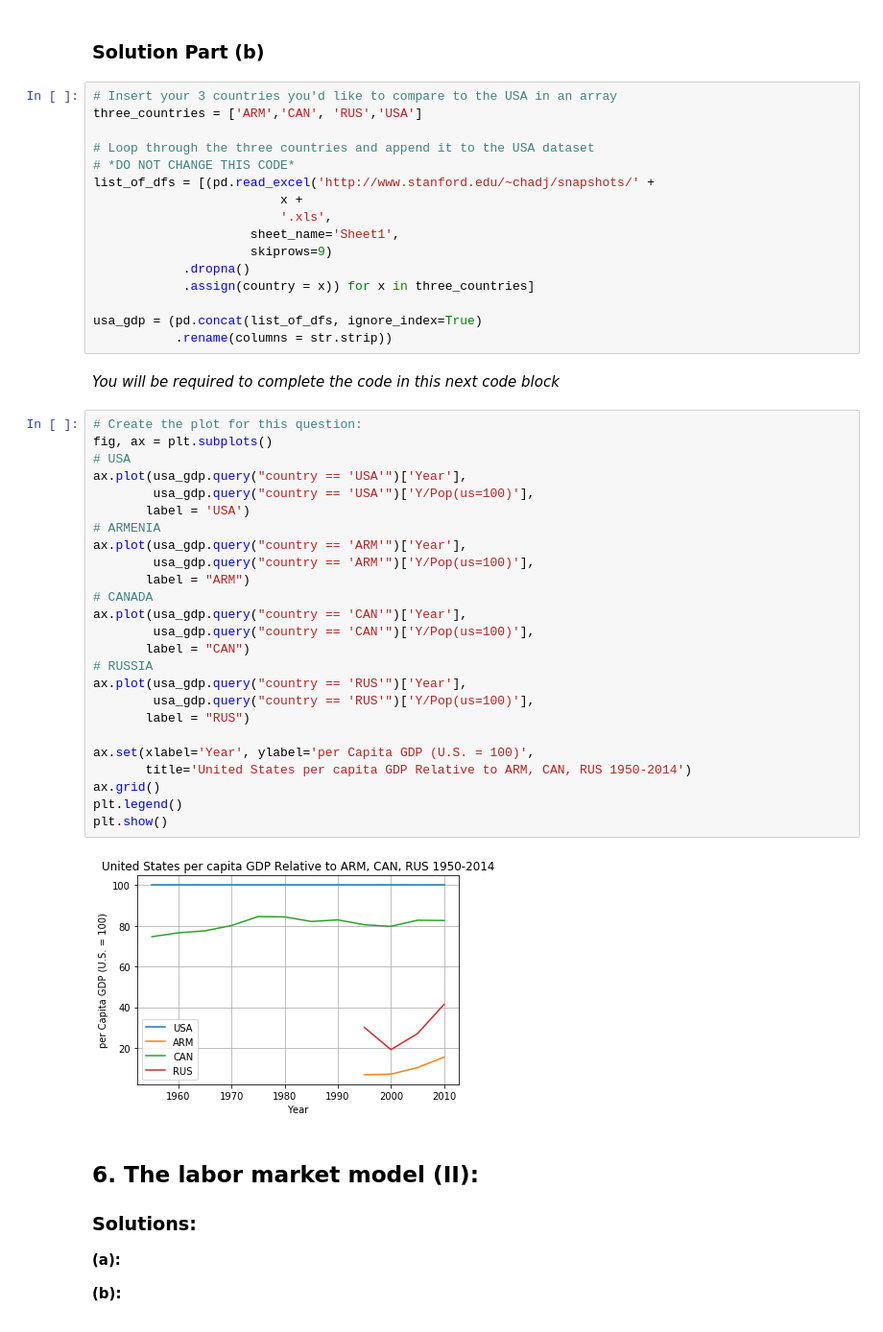
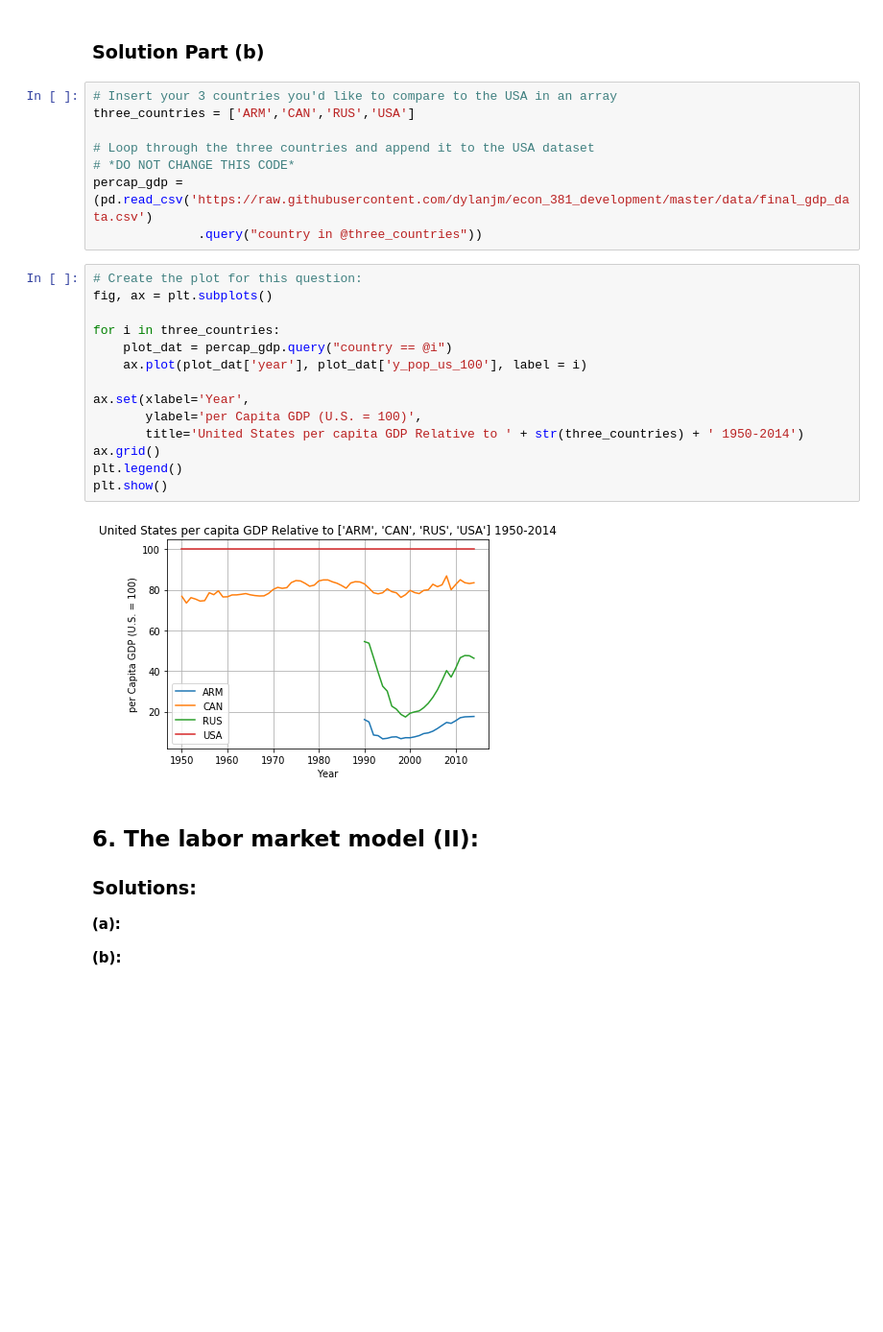
Before and after one commit to dylanjm/econ_381_development, a Jupyter notebook: python_code/chapter_01.ipynb, the cells around one changed output. Shown: that part at 96% size. Saved outputs shown, nothing was run; the diff lists cells and outputs as text; blank space fills up the shorter version.

```diff
--- a/python_code/chapter_01.ipynb
+++ b/python_code/chapter_01.ipynb
@@ -65,49 +58,28 @@ plt.show
 ### Solution Part (b)
 # %%
 # Insert your 3 countries you'd like to compare to the USA in an array
-three_countries = ['ARM','CAN', 'RUS','USA']
+three_countries = ['ARM','CAN','RUS','USA']
 
 # Loop through the three countries and append it to the USA dataset
 # *DO NOT CHANGE THIS CODE*
-list_of_dfs = [(pd.read_excel('http://www.stanford.edu/~chadj/snapshots/' +
-                         x +
-                         '.xls',
-                     sheet_name='Sheet1',
-                     skiprows=9)
-            .dropna()
-            .assign(country = x)) for x in three_countries]
-
-usa_gdp = (pd.concat(list_of_dfs, ignore_index=True)
-           .rename(columns = str.strip))
+percap_gdp = (pd.read_csv('https://raw.githubusercontent.com/dylanjm/econ_381_development/master/data/final_gdp_data.csv')
+              .query("country in @three_countries"))
-# %% [markdown]
-_You will be required to complete the code in this next code block_
 # %%
 # Create the plot for this question:
 fig, ax = plt.subplots()
-# USA
-ax.plot(usa_gdp.query("country == 'USA'")['Year'],
-        usa_gdp.query("country == 'USA'")['Y/Pop(us=100)'],
-       label = 'USA')
-# ARMENIA
-ax.plot(usa_gdp.query("country == 'ARM'")['Year'],
-        usa_gdp.query("country == 'ARM'")['Y/Pop(us=100)'],
-       label = "ARM")
-# CANADA
-ax.plot(usa_gdp.query("country == 'CAN'")['Year'],
-        usa_gdp.query("country == 'CAN'")['Y/Pop(us=100)'],
-       label = "CAN")
-# RUSSIA
-ax.plot(usa_gdp.query("country == 'RUS'")['Year'],
-        usa_gdp.query("country == 'RUS'")['Y/Pop(us=100)'],
-       label = "RUS")
 
-ax.set(xlabel='Year', ylabel='per Capita GDP (U.S. = 100)',
-       title='United States per capita GDP Relative to ARM, CAN, RUS 1950-2014')
+for i in three_countries:
+    plot_dat = percap_gdp.query("country == @i")
+    ax.plot(plot_dat['year'], plot_dat['y_pop_us_100'], label = i)
+
+ax.set(xlabel='Year',
+       ylabel='per Capita GDP (U.S. = 100)',
+       title='United States per capita GDP Relative to ' + str(three_countries) + ' 1950-2014')
 ax.grid()
 plt.legend()
 plt.show()
 # %% [output]
-[figure, old version]
+[figure, new version]
 # %% [markdown]
 ## 6. The labor market model (II):
 
```
Also changed, not shown: parts of 4 cells of this notebook, 15 other files.
